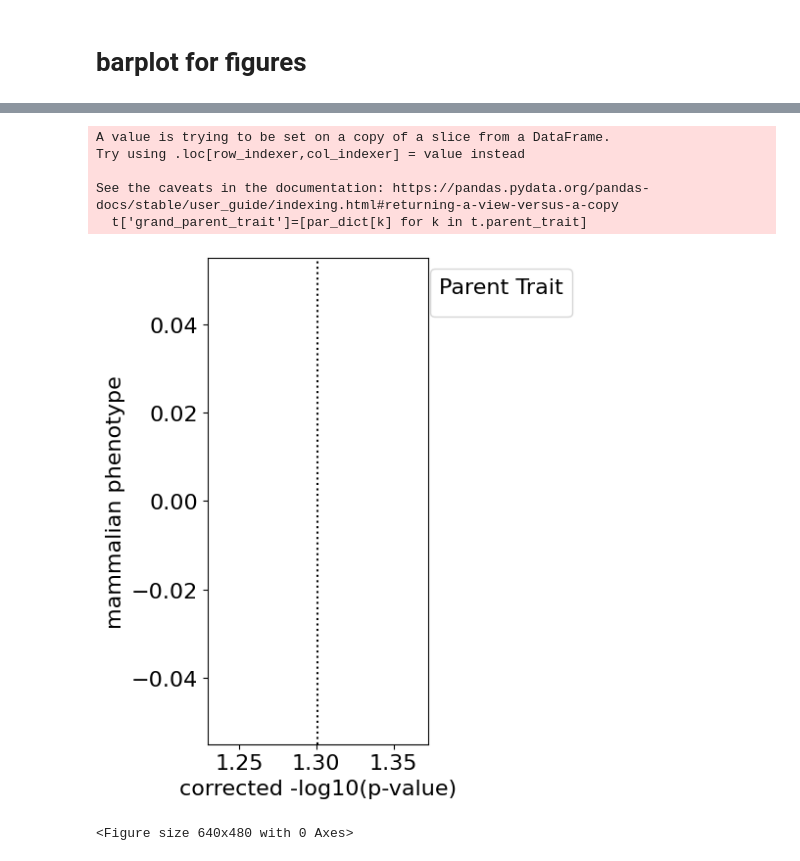
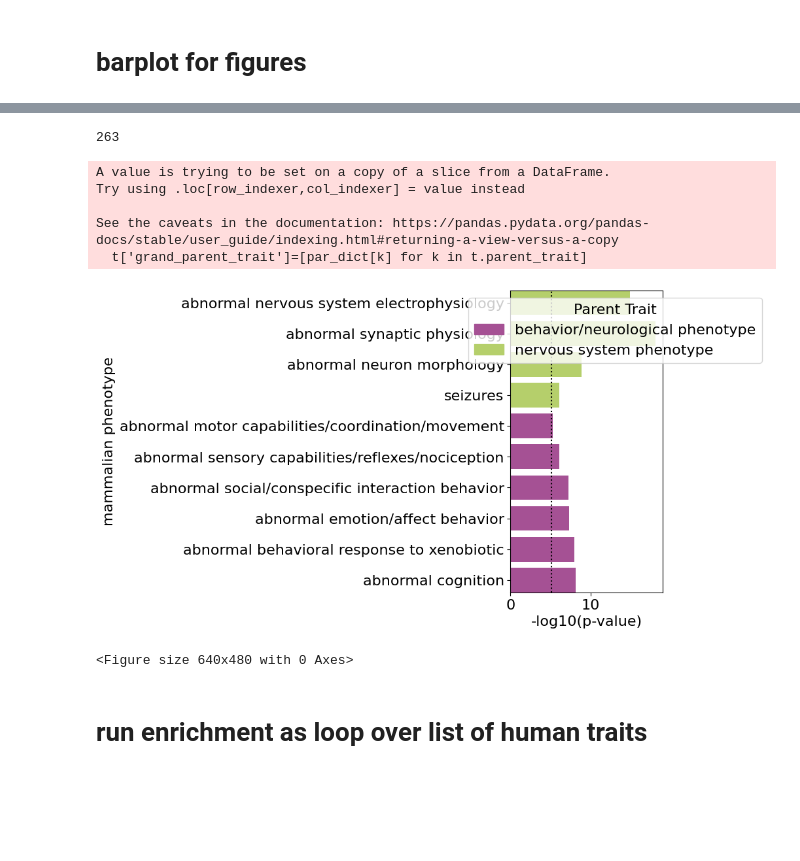
Before and after one commit to BSLeger/SUD_cross_species, a Jupyter notebook: validation_MGI.ipynb, the cells around one changed output, grey strips where cells are left out. Drawn from its saved outputs; the diff is of its cells as text; code cells hidden in the pictures; blank space fills up the shorter version.

```diff
--- a/validation_MGI.ipynb
+++ b/validation_MGI.ipynb
@@ -148,14 +143,16 @@ reading in file
 # %%
 #modify for correct genesets
+trait_r='loco_final_cf'
 cut_r= 'FDR'
+
+trait_h='ext'
 cut_h='top500'
-trait_r='loco_final_cf'
-trait_h='ext'
+
 
 #choose which community to check enrichment for
 #must be keys from coloc_dict
 
 #['seed_r', 'seed_h', 'seed_hr', 'net', 'graph', 'magma_hm_ref', 'magma_rat_ref', 'hm_net', 'rat_net', 'magma_hm_rat_overlap_ref']
-sub_community='rat_net'
+sub_community='net'
 
 label_h,label_r,seed_h,seed_r,NPS_h,NPS_r,NPS=return_analysis_datasets(trait_r,cut_r,trait_h,cut_h,seed_dict,NPS_dict,interactome_name)
@@ -166,3 +167,6 @@ gpt=genes_per_trait[(genes_per_trait.ngenes>=5)&(genes_per_trait.ngenes<=1e5)]
 #get rest of datasets based on what was specified above
 coloc_dict=def_coloc_dict(seed_r,seed_h,NPS,all_nodes,cut_single,cut_comb,cut_rat_specific,cut_hm_specific)
 val_lab_dict=def_val_label_dict(label_h,label_r,interactome_name,cut_single,cut_comb)
+# %%
+for f in coloc_dict['seed_r']:
+    print(f)
@@ -212,20 +242,20 @@ if run_analysis:
     print(f'table saved as {outpath}')
 # %%
 if ('net' in sub_community):
-    if not 'n_seed' in tbl.columns:
+    if not 'n_seed' in tbl.columns: #comment out to fix fucked ones
         if 'community_genes' in tbl.columns:
             col='community_genes'
         else:
             col='network_genes'
         if type(tbl[col].iloc[0])!=set:
-            tbl['seed_h']=tbl[col].apply(lambda x: set(x.replace("'","").replace("{","").replace("}","").split(',')).intersection(coloc_dict['seed_h']))
-            tbl['seed_r']=tbl[col].apply(lambda x: set(x.replace("'","").replace("{","").replace("}","").split(',')).intersection(coloc_dict['seed_h']))
+            tbl['seed_h']=tbl[col].apply(lambda x: set(x.replace("'","").replace("{","").replace("}","").split(', ')).intersection(coloc_dict['seed_h']))
+            tbl['seed_r']=tbl[col].apply(lambda x: set(x.replace("'","").replace("{","").replace("}","").split(', ')).intersection(coloc_dict['seed_r']))
         else:
             tbl['seed_h']=tbl[col].apply(lambda x: x.intersection(coloc_dict['seed_h']))
             tbl['seed_r']=tbl[col].apply(lambda x: x.intersection(coloc_dict['seed_r']))
-        tbl['n_seed_h']=tbl.seed_h.apply(lambda x: len(x))
-        tbl['n_seed_r']=tbl.seed_r.apply(lambda x: len(x))
-        tbl['n_seed']=tbl['n_seed_h']+tbl['n_seed_r']
+        tbl['n_seed_h']=tbl.seed_h.apply(lambda x: len(list(x)))
+        tbl['n_seed_r']=tbl.seed_r.apply(lambda x: len(list(x)))
+        tbl['n_seed']=tbl.apply(lambda row: len(row['seed_h'] | row['seed_r']), axis=1)
         if not filter_traits:
             tbl.to_csv(outpath,index=False)
         tbl.sort_values('n_seed',ascending=False).head()
@@ -417,6 +534,10 @@ with open('GWAS_catalog_parent_terms.txt') as json_file:
 par_dict=tbl[tbl['depth']==1][['trait','parent_trait']]
 par_dict.index=par_dict.trait
 par_dict=par_dict['parent_trait'].to_dict()
+# %%
+len(coloc_dict['net'])
+# %% [output]
+263
 # %%
 d=2
 t = tbl[tbl['depth'] == d]
@@ -424,6 +545,7 @@ t['grand_parent_trait']=[par_dict[k] for k in t.parent_trait]
 t=t[t['p_intersect']<0.05/len(tbl)]
 #t=t.sort_values('grand_parent_trait',ascending=True).reset_index()
 t=t.sort_values('parent_trait')
+len_t=len(tbl)
 
 # Assign a unique color for each parent_trait based on its index
 unique_traits = set(t.grand_parent_trait)
@@ -432,37 +554,39 @@ color_mapping={'muscle phenotype':'#E7969C',
 'nervous system phenotype':'#B5CF6B',
 'behavior/neurological phenotype':'#A55194'}
 # Plotting
-fig = plt.figure(figsize=(8, 6))
+fig = plt.figure(figsize=(3, 6))
 colors = [color_mapping[trait] for trait in t.grand_parent_trait]  # Color assignment based on parent_trait
 
 #colors=(['#A55194']*6)+['#E7969C']+(['#B5CF6B']*8)
-plt.barh(y=t.trait, width=-np.log10(t.p_intersect*len(tbl)),label=t.grand_parent_trait, color=colors)
+plt.barh(y=t.trait, width=-np.log10(t.p_intersect),label=t.grand_parent_trait.str.replace('phenotype',''), color=colors)
 
 plt.ylabel('mammalian phenotype')
-plt.xlabel('corrected -log10(p-value)')
-plt.axvline(-np.log10(0.05), color='black', ls=':')
+plt.xlabel('-log10(p-value)')
+plt.axvline(-np.log10(0.05/len_t), color='black', ls=':')
 #plt.xticks(rotation=90)
 #plt.title(d)
 # Create legend patches (only one for each unique parent_trait)
 legend_patches = [mpatches.Patch(color=color_mapping[trait], label=trait) for trait in unique_traits]
 
 # Add legend to the plot
 plt.legend(handles=legend_patches, title='Parent Trait', loc='upper right',bbox_to_anchor=(1.7, 1))
 plt.tight_layout()
 plt.margins(y=0)
 # Show the plot
 if save_fig:
     plt.savefig((f'{outpath_dir}/MGI_val_depth-{str(d)}_for_publication.svg'), bbox_inches = "tight")
 
 plt.show()
 
 # Clear the figure after showing
 plt.clf()
 # %% [output]
 A value is trying to be set on a copy of a slice from a DataFrame.
 Try using .loc[row_indexer,col_indexer] = value instead
 
 See the caveats in the documentation: https://pandas.pydata.org/pandas-docs/stable/user_guide/indexing.html#returning-a-view-versus-a-copy
   t['grand_parent_trait']=[par_dict[k] for k in t.parent_trait]
-[figure, old version]
+[figure, new version]
 <Figure size 640x480 with 0 Axes>
+# %% [markdown]
+# run enrichment as loop over list of human traits
```
Also changed, not shown: parts of 26 cells of this notebook, 25 other files.
